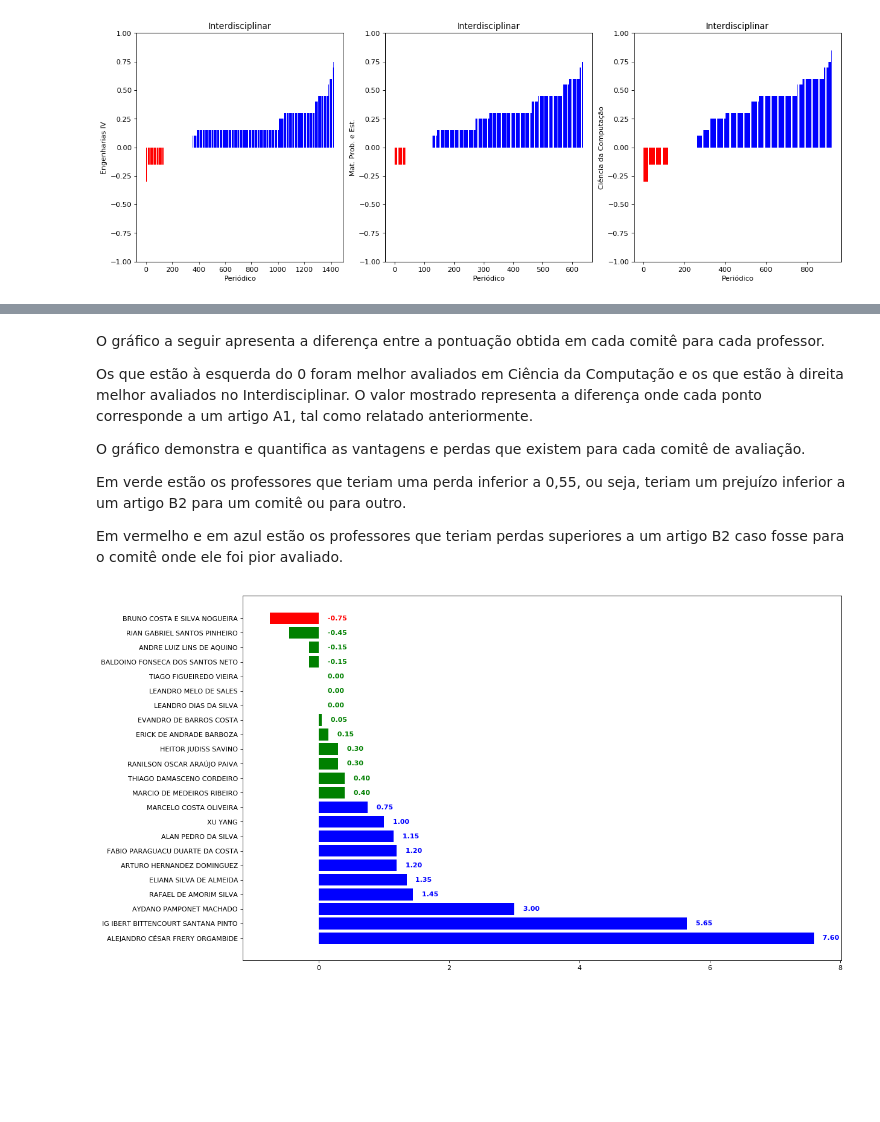
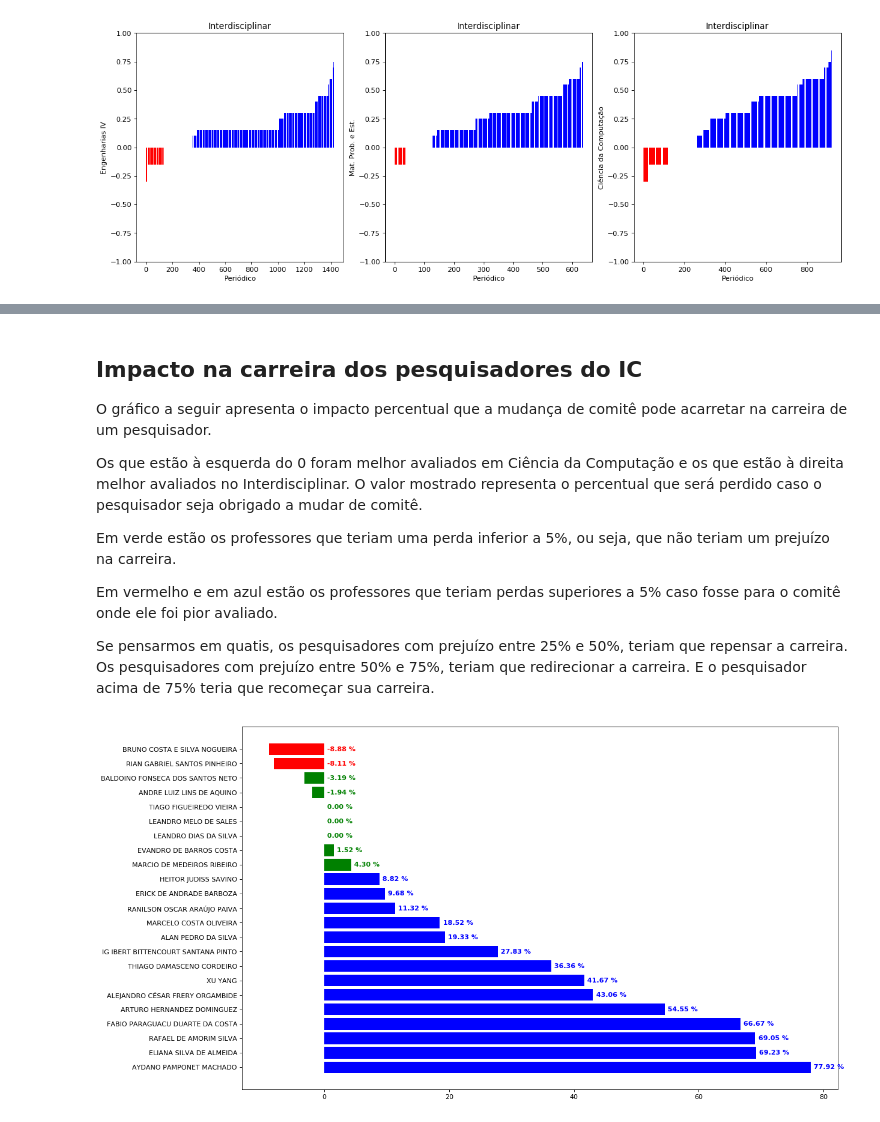
Before and after one commit to aydanomachado/qualis, a Jupyter notebook: Qualis_IC_study.ipynb, the cells around one changed output, grey strips where cells are left out. Saved outputs shown, nothing was run; the diff lists cells and outputs as text; code cells hidden in the pictures; blank space fills up the shorter version.

Commit message:
Impacto percentuais na carreira

```diff
--- a/Qualis_IC_study.ipynb
+++ b/Qualis_IC_study.ipynb
@@ -156,14 +156,16 @@ display(q.total)
 # %% [markdown]
-O gráfico a seguir apresenta a diferença entre a pontuação obtida em cada comitê para cada professor.
+## Impacto na carreira dos pesquisadores do IC
 
-Os que estão à esquerda do 0 foram melhor avaliados em Ciência da Computação e os que estão à direita melhor avaliados no Interdisciplinar. O valor mostrado representa a diferença onde cada ponto corresponde a um artigo A1, tal como relatado anteriormente.
+O gráfico a seguir apresenta o impacto percentual que a mudança de comitê pode acarretar na carreira de um pesquisador.
 
-O gráfico demonstra e quantifica as vantagens e perdas que existem para cada comitê de avaliação.
+Os que estão à esquerda do 0 foram melhor avaliados em Ciência da Computação e os que estão à direita melhor avaliados no Interdisciplinar. O valor mostrado representa o percentual que será perdido caso o pesquisador seja obrigado a mudar de comitê.
 
-Em verde estão os professores que teriam uma perda inferior a 0,55, ou seja, teriam um prejuízo inferior a um artigo B2 para um comitê ou para outro.
+Em verde estão os professores que teriam uma perda inferior a 5%, ou seja, que não teriam um prejuízo na carreira.
 
-Em vermelho e em azul estão os professores que teriam perdas superiores a um artigo B2 caso fosse para o comitê onde ele foi pior avaliado.
+Em vermelho e em azul estão os professores que teriam perdas superiores a 5% caso fosse para o comitê onde ele foi pior avaliado.
+
+Se pensarmos em quatis, os pesquisadores com prejuízo entre 25% e 50%, teriam que repensar a carreira. Os pesquisadores com prejuízo entre 50% e 75%, teriam que redirecionar a carreira. E o pesquisador acima de 75% teria que recomeçar sua carreira.
 # %%
-q.plotICbars()
+q.plotICbarsPer()
 # %% [output]
-[figure, old version]
+[figure, new version]
```
Also changed, not shown: parts of 2 cells of this notebook, 1 other file.
